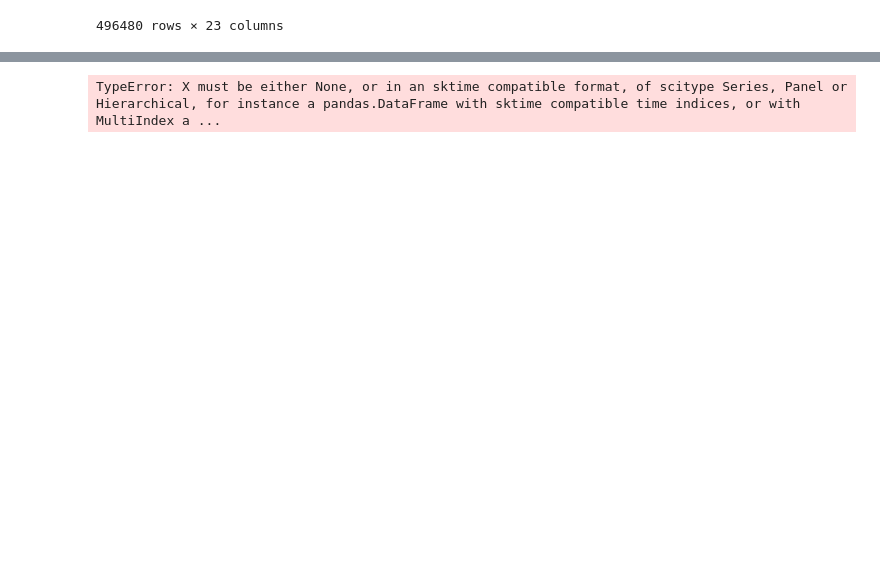
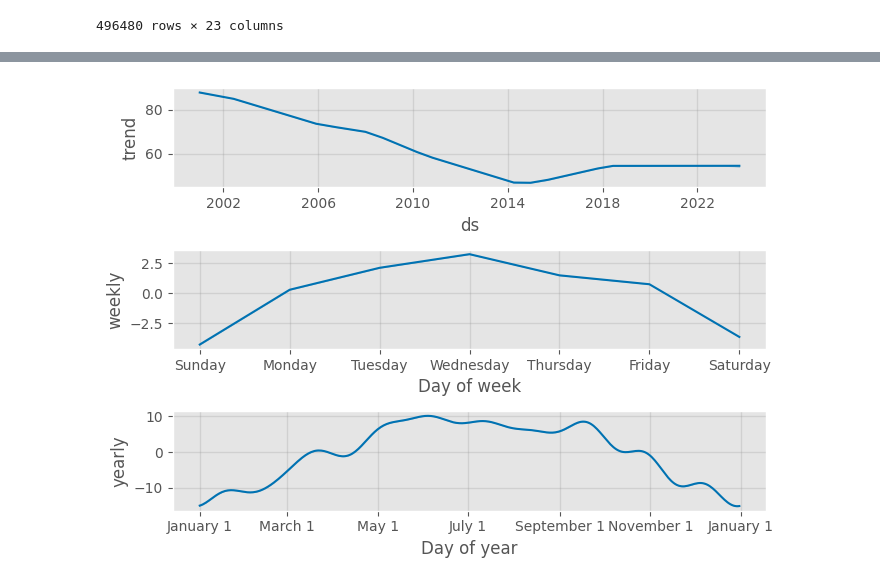
Before and after one commit to Zamanax/B4-Time-series, a Jupyter notebook: timeseries.ipynb, the cells around one changed output, grey strips where cells are left out. Cells and saved outputs as stored; diff of their text form; code cells hidden in the pictures; blank space fills up the shorter version.

```diff
--- a/timeseries.ipynb
+++ b/timeseries.ipynb
@@ -451,17 +451,11 @@ plt.show()
+# %%
+assaults_prophet_model.plot_components(predictions, figsize=(7,5))
+plt.show()
+# %% [output]
+[figure, added]
 # %%
 # Make the same prediction using a SARIMA
 
 # Fit a SARIMA model using AutoARIMA
 model = AutoARIMA(seasonal=True)
 model_fit = model.fit(assaults_prophet["y"])
-# %%
-
-forecast = model_fit.predict_interval(fh=365, X=pd.to_datetime(assaults_prophet.index))
-sarima_predictions = pd.DataFrame(forecast)
-
-# Plot the predictions
-plt.plot(assaults_prophet.set_index("ds")["y"], color='blue')
-plt.plot(sarima_predictions, color='red')
-plt.show()
-# %% [output]
-TypeError: X must be either None, or in an sktime compatible format, of scitype Series, Panel or Hierarchical, for instance a pandas.DataFrame with sktime compatible time indices, or with MultiIndex a ...
```
Also changed, not shown: parts of 15 cells of this notebook.
